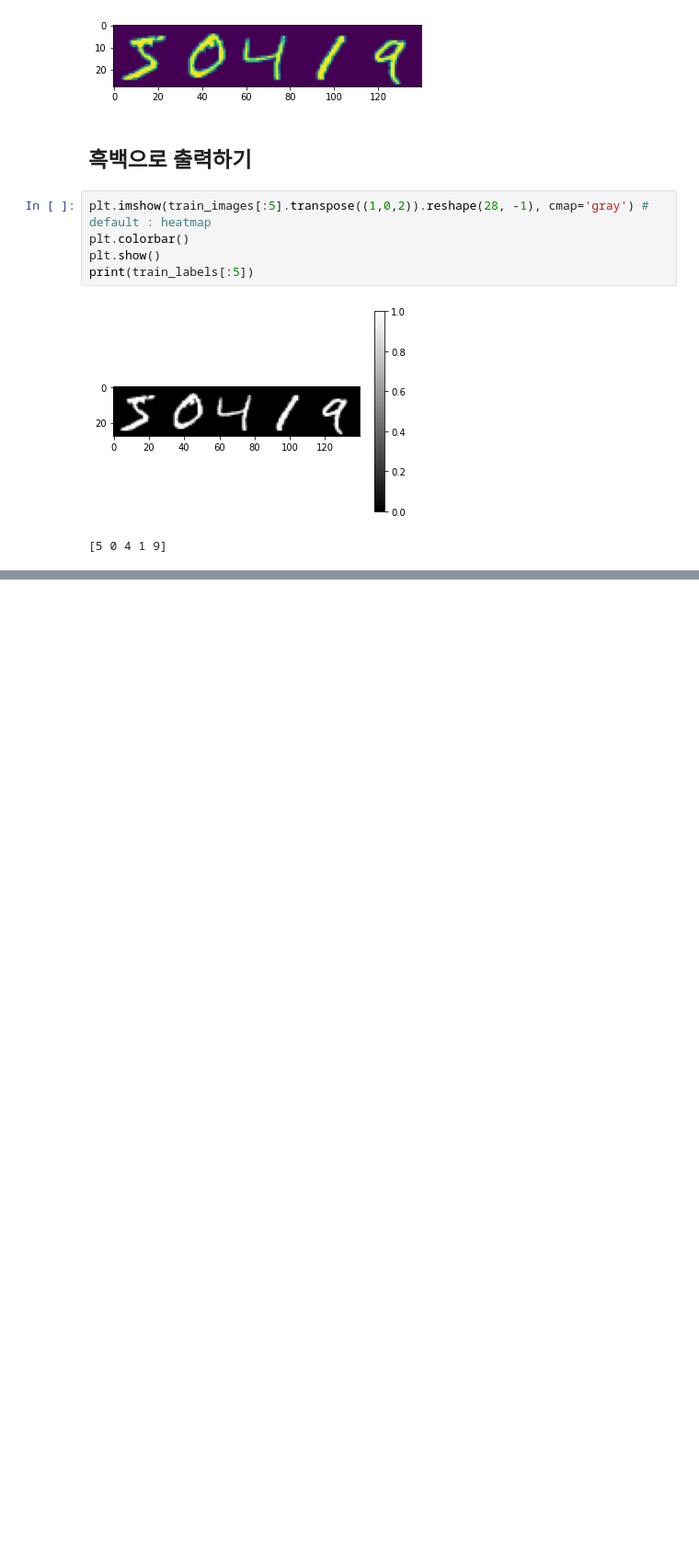
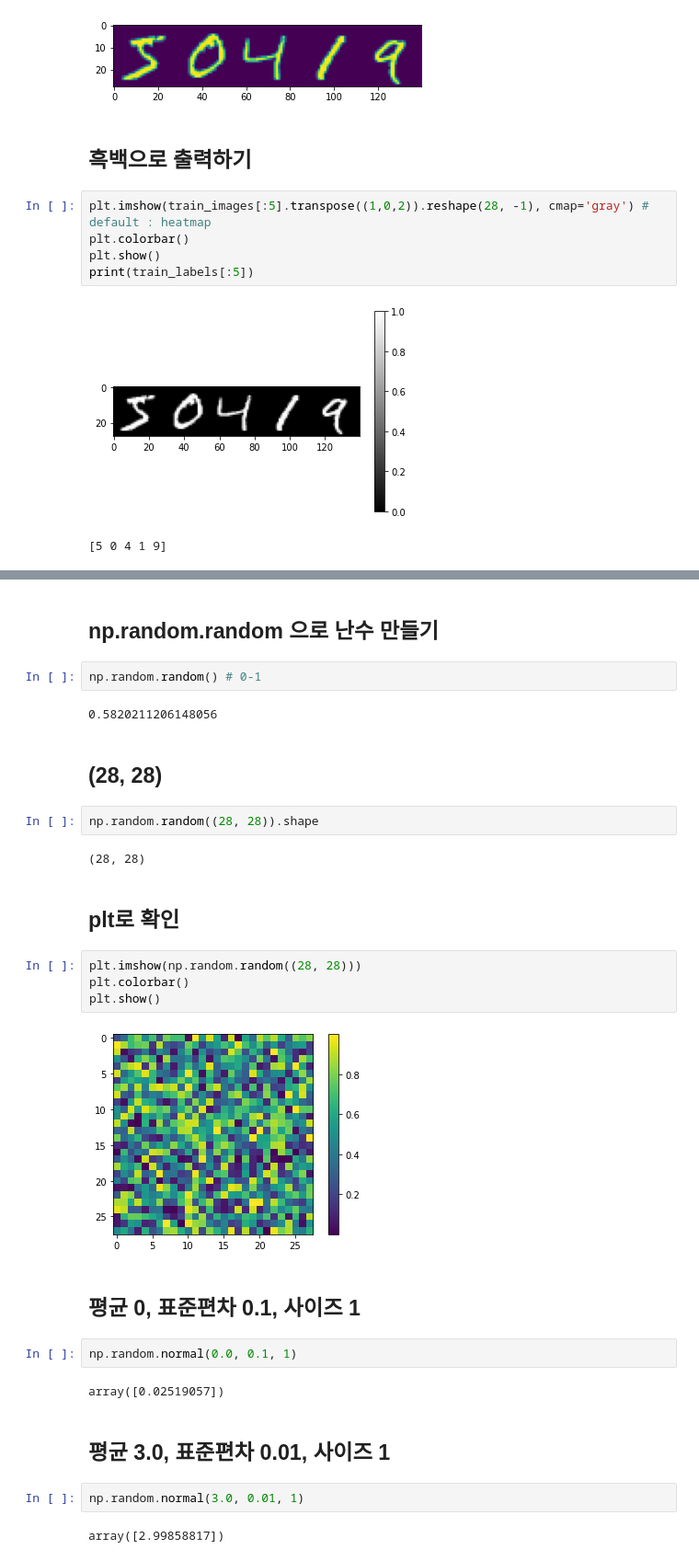
Before and after one commit to baelanche/Deep_learning_introduction, a Jupyter notebook: 1.손글씨 이미지 분류/RNN을_이용하여_손글씨_이미지_분류하기.ipynb, the cells around one changed output, grey strips where cells are left out. Shown: that part at 92% size. Cells and saved outputs as stored; diff of their text form; blank space fills up the shorter version.

```diff
--- a/1.손글씨 이미지 분류/RNN을_이용하여_손글씨_이미지_분류하기.ipynb
+++ b/1.손글씨 이미지 분류/RNN을_이용하여_손글씨_이미지_분류하기.ipynb
@@ -146,0 +145,32 @@ print(train_labels[:5])
+# %% [markdown]
+## np.random.random 으로 난수 만들기
+# %%
+np.random.random() # 0-1
+# %% [output]
+0.5820211206148056
+# %% [markdown]
+## (28, 28)
+# %%
+np.random.random((28, 28)).shape
+# %% [output]
+(28, 28)
+# %% [markdown]
+## plt로 확인
+# %%
+plt.imshow(np.random.random((28, 28)))
+plt.colorbar()
+plt.show()
+# %% [output]
+[figure, added]
+# %% [markdown]
+## 평균 0, 표준편차 0.1, 사이즈 1
+# %%
+np.random.normal(0.0, 0.1, 1)
+# %% [output]
+array([0.02519057])
+# %% [markdown]
+## 평균 3.0, 표준편차 0.01, 사이즈 1
+# %%
+np.random.normal(3.0, 0.01, 1)
+# %% [output]
+array([2.99858817])
```
Also changed, not shown: parts of 14 cells of this notebook.
